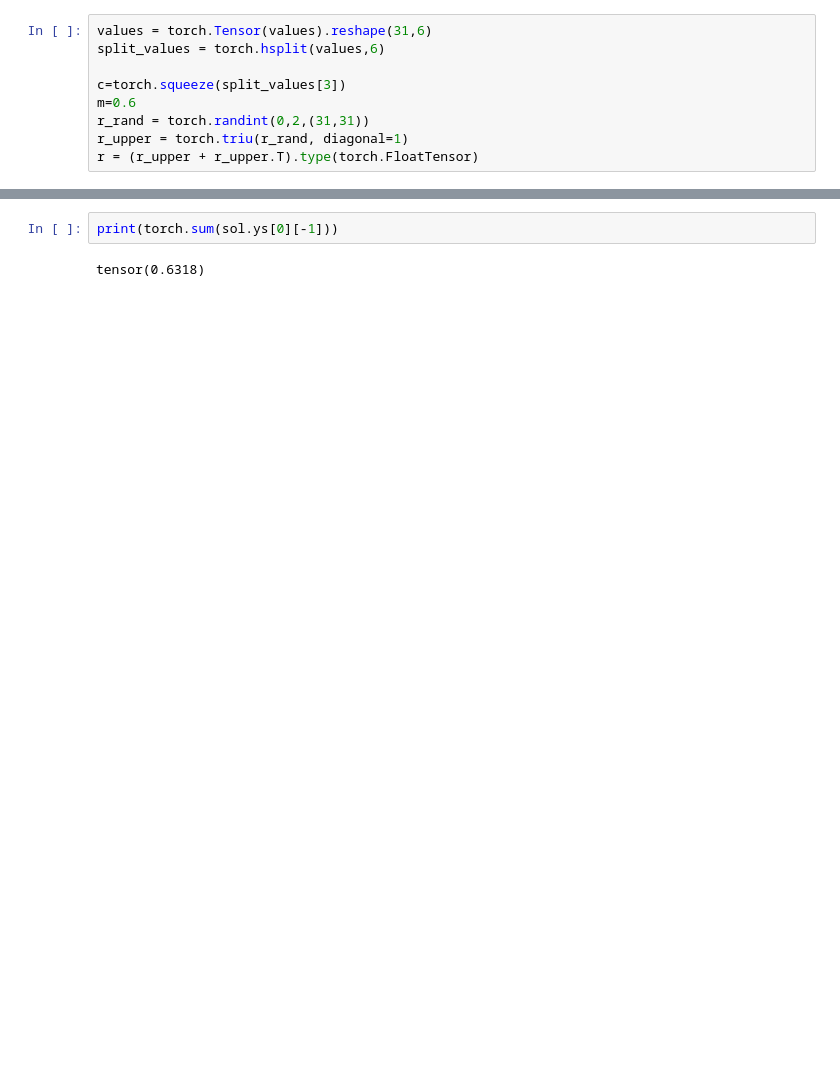
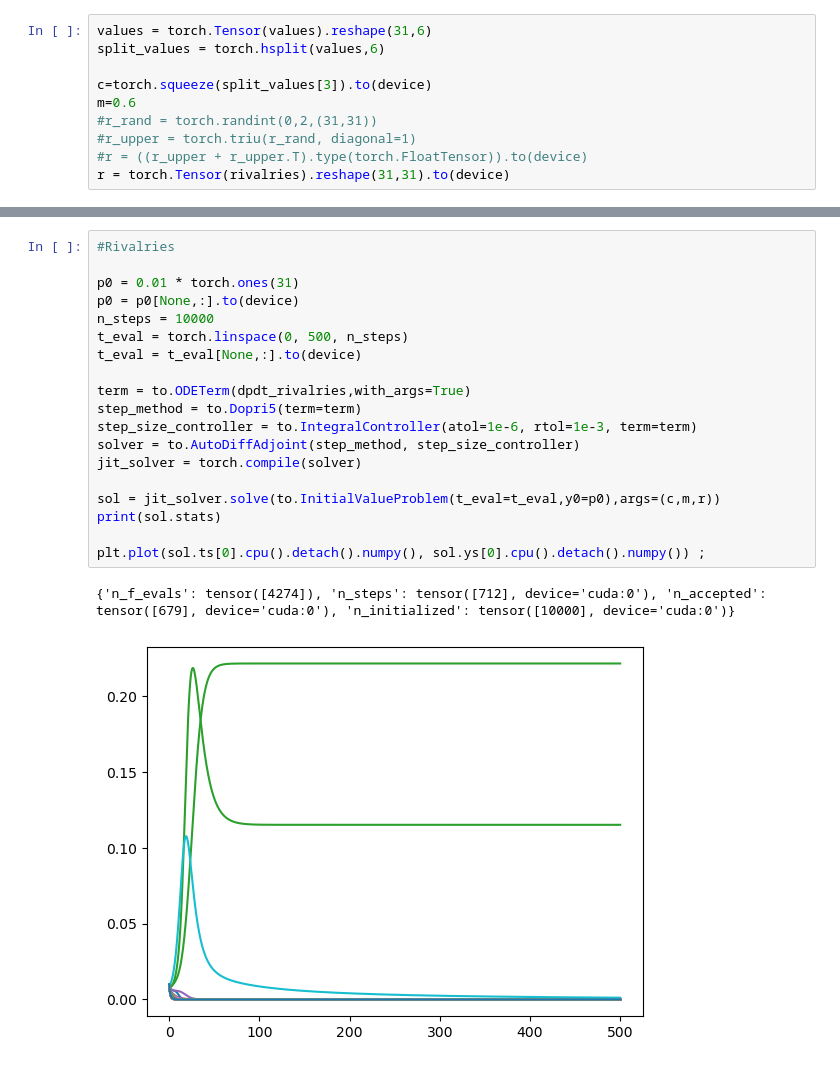
Before and after one commit to jackroedel/GANG-GANG, a Jupyter notebook: GangODE.ipynb, the cells around one changed output, grey strips where cells are left out. Saved outputs shown, nothing was run; the diff lists cells and outputs as text; blank space fills up the shorter version.

```diff
--- a/GangODE.ipynb
+++ b/GangODE.ipynb
@@ -38,8 +77,9 @@ values = [1,0.0179,0.6,0.610936,0.0174319,0.00659973,
 values = torch.Tensor(values).reshape(31,6)
 split_values = torch.hsplit(values,6)
 
-c=torch.squeeze(split_values[3])
+c=torch.squeeze(split_values[3]).to(device)
 m=0.6
-r_rand = torch.randint(0,2,(31,31))
-r_upper = torch.triu(r_rand, diagonal=1)
-r = (r_upper + r_upper.T).type(torch.FloatTensor)
+#r_rand = torch.randint(0,2,(31,31))
+#r_upper = torch.triu(r_rand, diagonal=1)
+#r = ((r_upper + r_upper.T).type(torch.FloatTensor)).to(device)
+r = torch.Tensor(rivalries).reshape(31,31).to(device)
@@ -81,4 +146,22 @@ plt.plot(sol.ts[0], sol.ys[0]) ;
-# %%
-print(torch.sum(sol.ys[0][-1]))
-# %% [output]
-tensor(0.6318)
+# %%
+#Rivalries
+
+p0 = 0.01 * torch.ones(31)
+p0 = p0[None,:].to(device)
+n_steps = 10000
+t_eval = torch.linspace(0, 500, n_steps)
+t_eval = t_eval[None,:].to(device)
+
+term = to.ODETerm(dpdt_rivalries,with_args=True)
+step_method = to.Dopri5(term=term)
+step_size_controller = to.IntegralController(atol=1e-6, rtol=1e-3, term=term)
+solver = to.AutoDiffAdjoint(step_method, step_size_controller)
+jit_solver = torch.compile(solver)
+
+sol = jit_solver.solve(to.InitialValueProblem(t_eval=t_eval,y0=p0),args=(c,m,r))
+print(sol.stats)
+
+plt.plot(sol.ts[0].cpu().detach().numpy(), sol.ys[0].cpu().detach().numpy()) ;
+# %% [output]
+{'n_f_evals': tensor([4274]), 'n_steps': tensor([712], device='cuda:0'), 'n_accepted': tensor([679], device='cuda:0'), 'n_initialized': tensor([10000], device='cuda:0')}
+[figure, added]
```
Also changed, not shown: parts of 17 cells of this notebook.
